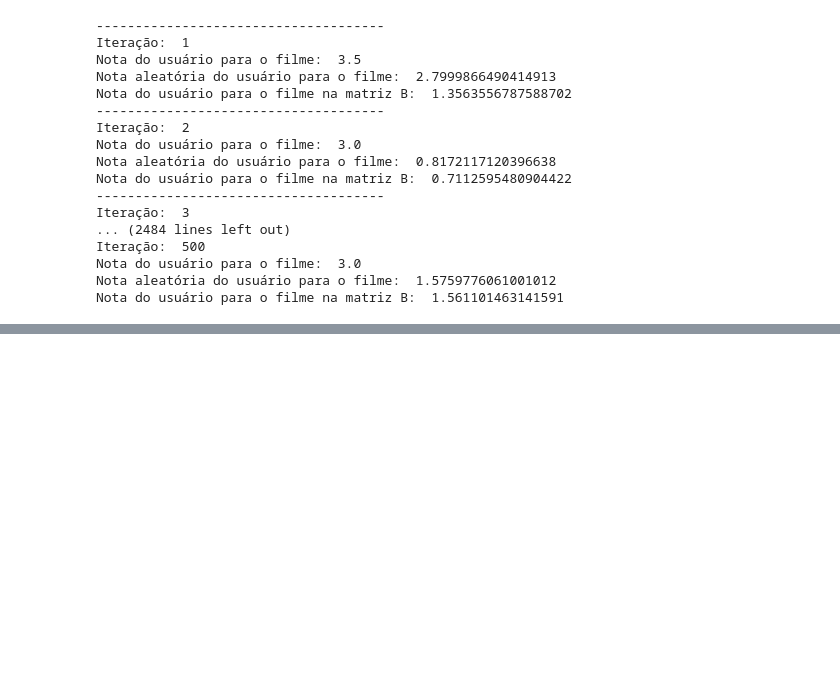
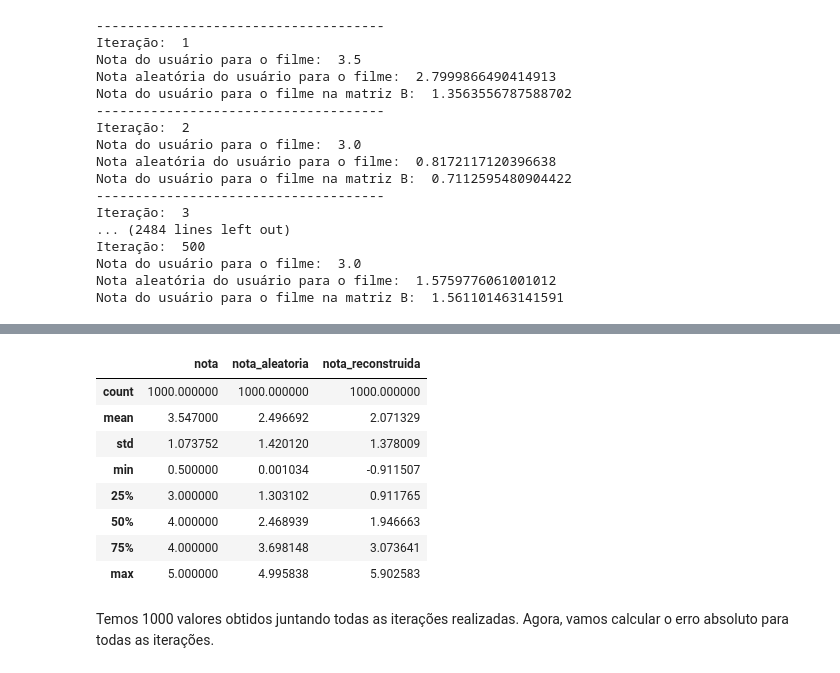
Before and after one commit to EduardoMVAz/Alpha-Netflix-Challenge, a Jupyter notebook: demo.ipynb, the cells around one changed output, grey strips where cells are left out. Saved outputs shown, nothing was run; the diff lists cells and outputs as text; code cells hidden in the pictures; blank space fills up the shorter version.

```diff
--- a/demo.ipynb
+++ b/demo.ipynb
@@ -278,0 +303,14 @@ Em todas nossas iteracoes, usamos a teoria presente no Readme, e conseguimos red
+# %%
+resultados_geral.describe()
+# %% [output]
+|  | nota | nota_aleatoria | nota_reconstruida |
+| count | 1000.000000 | 1000.000000 | 1000.000000 |
+| mean | 3.547000 | 2.496692 | 2.071329 |
+| std | 1.073752 | 1.420120 | 1.378009 |
+| min | 0.500000 | 0.001034 | -0.911507 |
+| 25% | 3.000000 | 1.303102 | 0.911765 |
+| 50% | 4.000000 | 2.468939 | 1.946663 |
+| 75% | 4.000000 | 3.698148 | 3.073641 |
+| max | 5.000000 | 4.995838 | 5.902583 |
+# %% [markdown]
+Temos 1000 valores obtidos juntando todas as iterações realizadas. Agora, vamos calcular o erro absoluto para todas as iterações.
```
Also changed, not shown: parts of 14 cells of this notebook, 1 other file.
